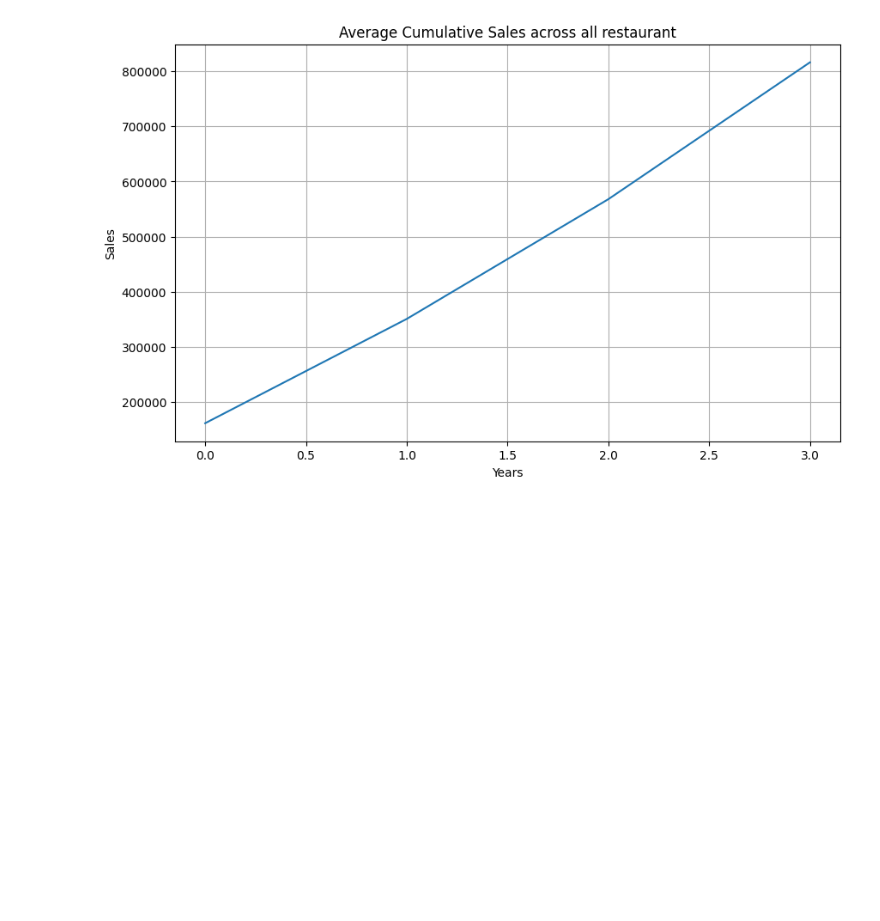
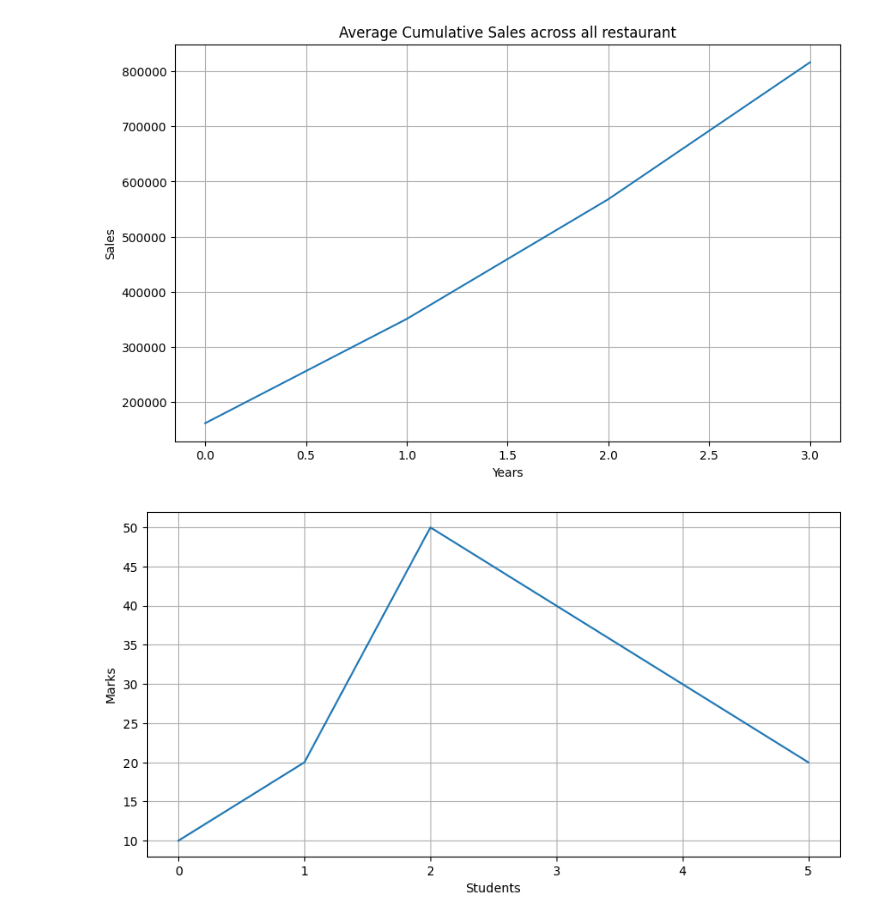
Before and after one commit to jitendra-rathore-iitm/Numpy-, a Jupyter notebook: project1.ipynb, the cells around one changed output. Saved outputs shown, nothing was run; the diff lists cells and outputs as text; code cells hidden in the pictures; blank space fills up the shorter version.

```diff
--- a/project.ipynb
+++ b/project1.ipynb
@@ -98,3 +108,14 @@ plt.grid(True)
 plt.show()
 # %% [output]
 [figure]
+# %%
+#Example
+arr  = np.array([10, 20, 50, 40, 30, 20])
+plt.figure(figsize = (10, 5))
+plt.plot(arr)
+plt.xlabel("Students")
+plt.ylabel("Marks")
+plt.grid(True)
+plt.show()
+# %% [output]
+[figure, added]
```
Also changed, not shown: parts of 1 cell of this notebook, 6 other files.
